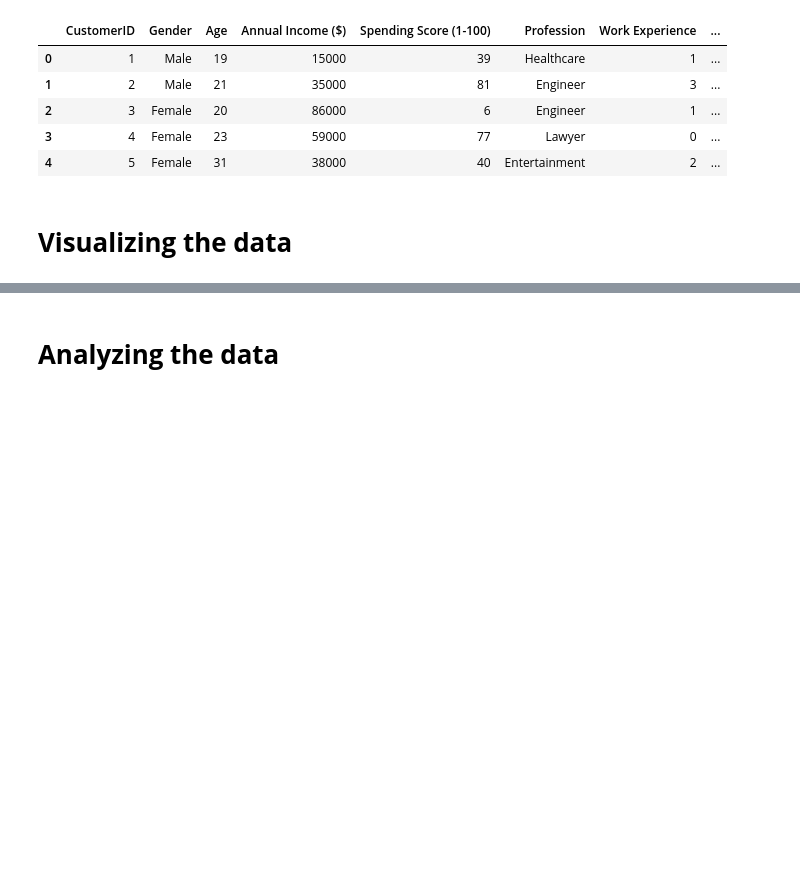
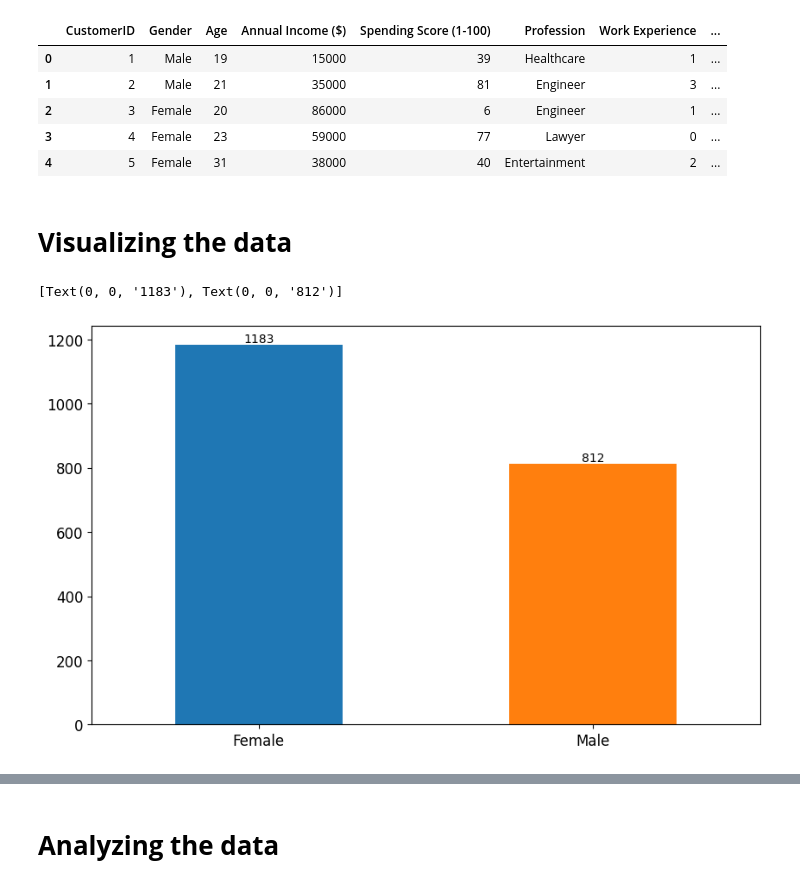
Before and after one commit to Gavin-Sharma/project2-data-analytics, a Jupyter notebook: data-preparation-and-EDA.ipynb, the cells around one changed output, grey strips where cells are left out. Drawn from its saved outputs; the diff is of its cells as text; code cells hidden in the pictures; blank space fills up the shorter version.

Commit message:
added visuals

```diff
--- a/data-preparation-and-EDA.ipynb
+++ b/data-preparation-and-EDA.ipynb
@@ -102,3 +102,13 @@ df.head()
 | 4 | 5 | Female | 31 | 38000 | 40 | Entertainment | 2 | ... |
 # %% [markdown]
 # <b>Visualizing the data</b>
+# %%
+# Gender distribution
+plt.figure(figsize=(10,6))
+ax=df["Gender"].value_counts().plot(kind="bar", color=["tab:blue", "tab:orange"])
+plt.xticks(rotation=0, fontsize=12)
+plt.yticks(fontsize=12)
+ax.bar_label(ax.containers[0], label_type='edge')
+# %% [output]
+[Text(0, 0, '1183'), Text(0, 0, '812')]
+[figure, added]
```
Also changed, not shown: parts of 3 cells of this notebook.
